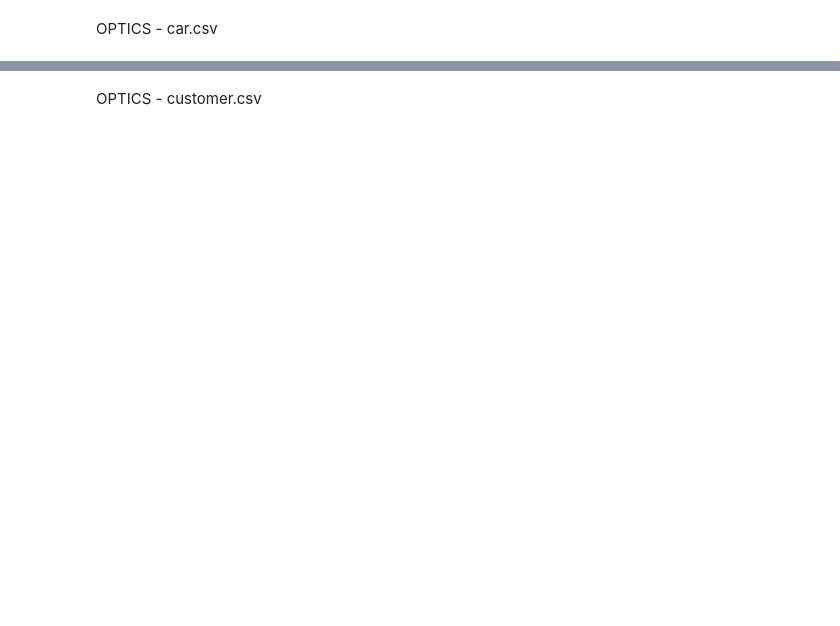
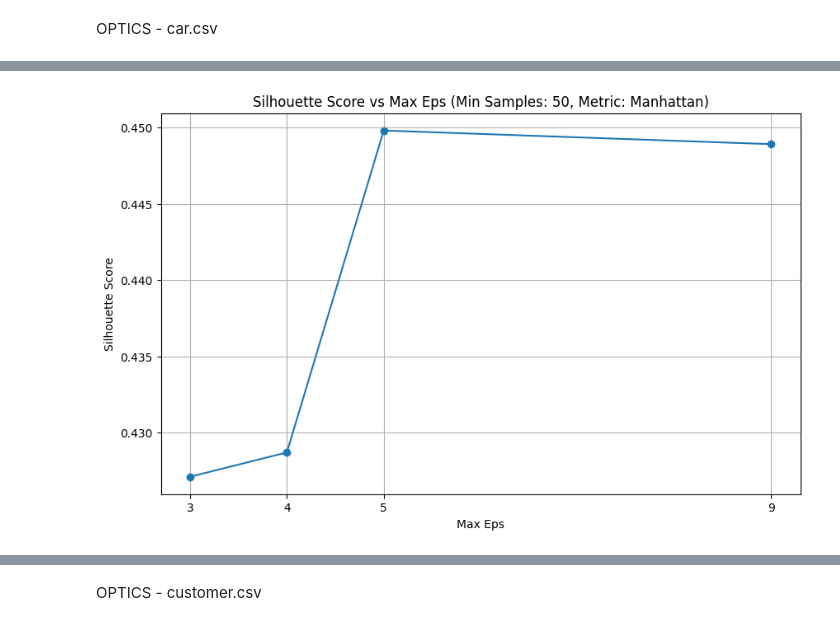
Before and after one commit to greasycat/ds5230-group2, a Jupyter notebook: optics.ipynb, the cells around one changed output, grey strips where cells are left out. Saved outputs shown, nothing was run; the diff lists cells and outputs as text; code cells hidden in the pictures; blank space fills up the shorter version.

```diff
--- a/optics.ipynb
+++ b/optics.ipynb
@@ -34,0 +138,27 @@ Returning the number of logical cores instead. You can silence this warning by s
+# %%
+# Filter results for the specified min_samples and metric, and replace np.inf with 99
+filtered_results = [
+    result for result in results
+    if result['params']['min_samples'] == 50 and result['params']['metric'] == 'manhattan'
+]
+
+# Replace np.inf with 99 in max_eps for plotting
+for result in filtered_results:
+    if result['params']['max_eps'] == np.inf:
+        result['params']['max_eps'] = 9
+
+# Extract max_eps and silhouette scores
+max_eps = [result['params']['max_eps'] for result in filtered_results]
+silhouette_scores = [result['silhouette_score'] for result in filtered_results]
+
+# Plotting
+plt.figure(figsize=(10, 6))
+plt.plot(max_eps, silhouette_scores, marker='o')
+plt.title('Silhouette Score vs Max Eps (Min Samples: 50, Metric: Manhattan)')
+plt.xlabel('Max Eps')
+plt.ylabel('Silhouette Score')
+plt.xticks(max_eps)
+plt.grid()
+plt.show()
+# %% [output]
+[figure, added]
```
Also changed, not shown: parts of 22 cells of this notebook.
